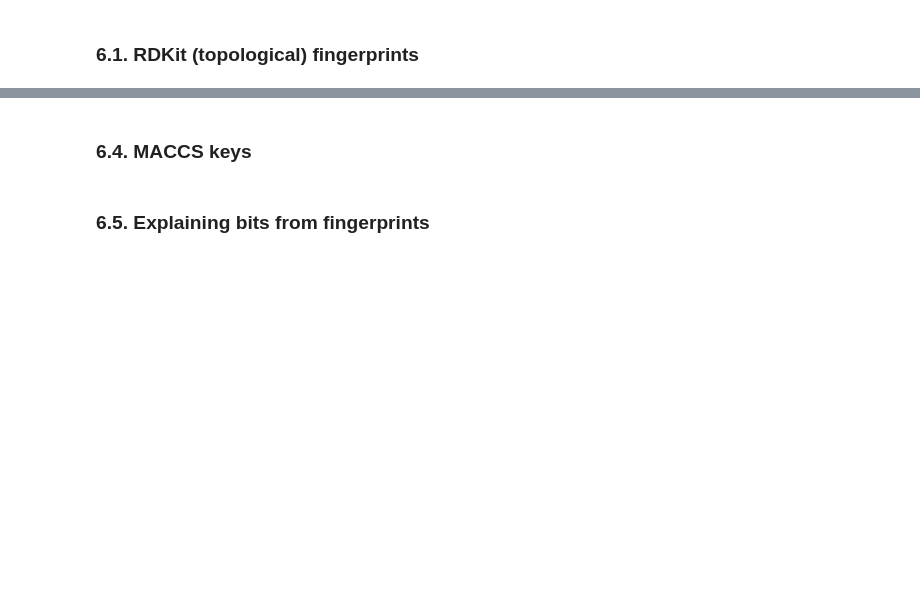
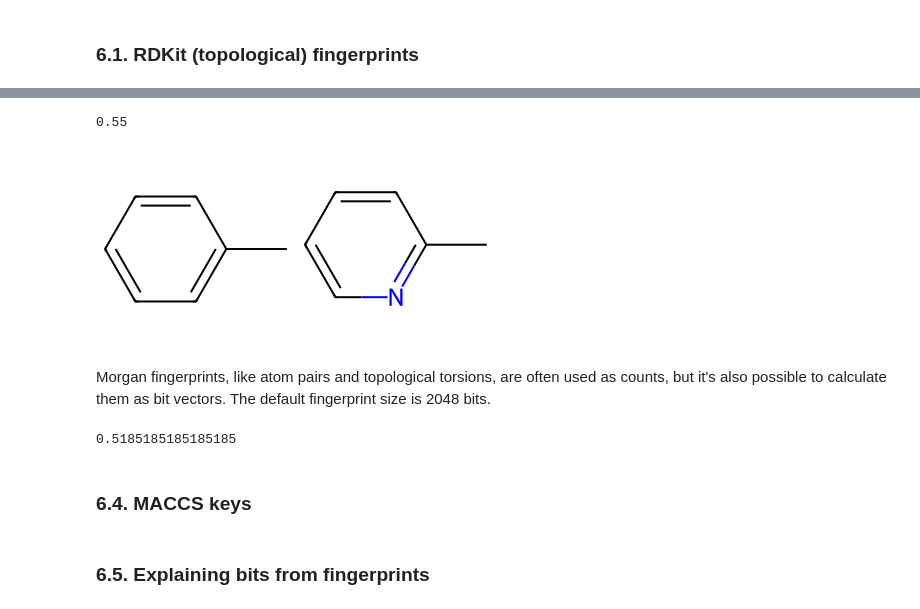
Before and after one commit to wehs7661/demos_hub, a Jupyter notebook: notebooks/RDKit.ipynb, the cells around one changed output, grey strips where cells are left out. Drawn from its saved outputs; the diff is of its cells as text; code cells hidden in the pictures; blank space fills up the shorter version.

```diff
--- a/notebooks/RDKit.ipynb
+++ b/notebooks/RDKit.ipynb
@@ -1083,3 +1241,26 @@ Note that there are older, legacy methods of generating fingerprints with the RD
+# %%
+from rdkit.Chem import AllChem
+fpgen = AllChem.GetMorganGenerator(radius=2)
+m1 = Chem.MolFromSmiles('Cc1ccccc1')
+fp1 = fpgen.GetSparseCountFingerprint(m1)
+
+m2 = Chem.MolFromSmiles('Cc1ncccc1')
+fp2 = fpgen.GetSparseCountFingerprint(m2)
+
+print(DataStructs.DiceSimilarity(fp1, fp2))
+
+Draw.MolsToGridImage([m1, m2])
+# %% [output]
+0.55
+[figure, added]
+# %% [markdown]
+Morgan fingerprints, like atom pairs and topological torsions, are often used as counts, but it's also possible to calculate them as bit vectors. The default fingerprint size is 2048 bits.
+# %%
+fp1 = fpgen.GetFingerprint(m1)  # len(fp1) will be 2048
+fp2 = fpgen.GetFingerprint(m2)  # len(fp2) will be 2048
+DataStructs.DiceSimilarity(fp1, fp2)
+# %% [output]
+0.5185185185185185
 # %% [markdown]
 ### 6.4. MACCS keys
 # %% [markdown]
```
Also changed, not shown: parts of 39 cells of this notebook.
